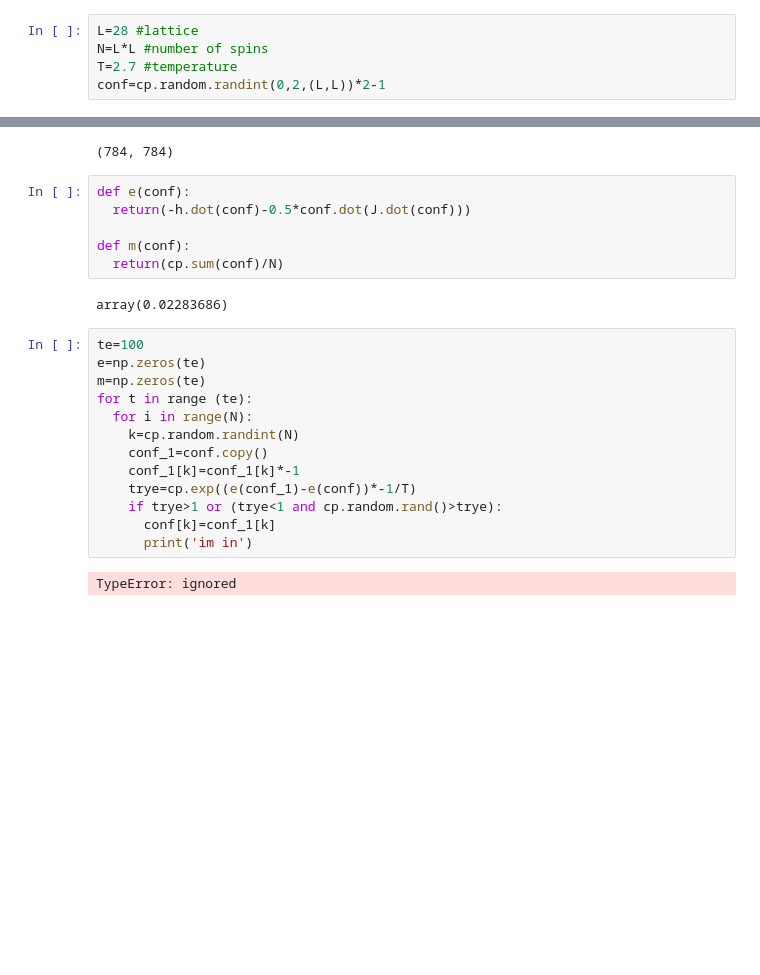
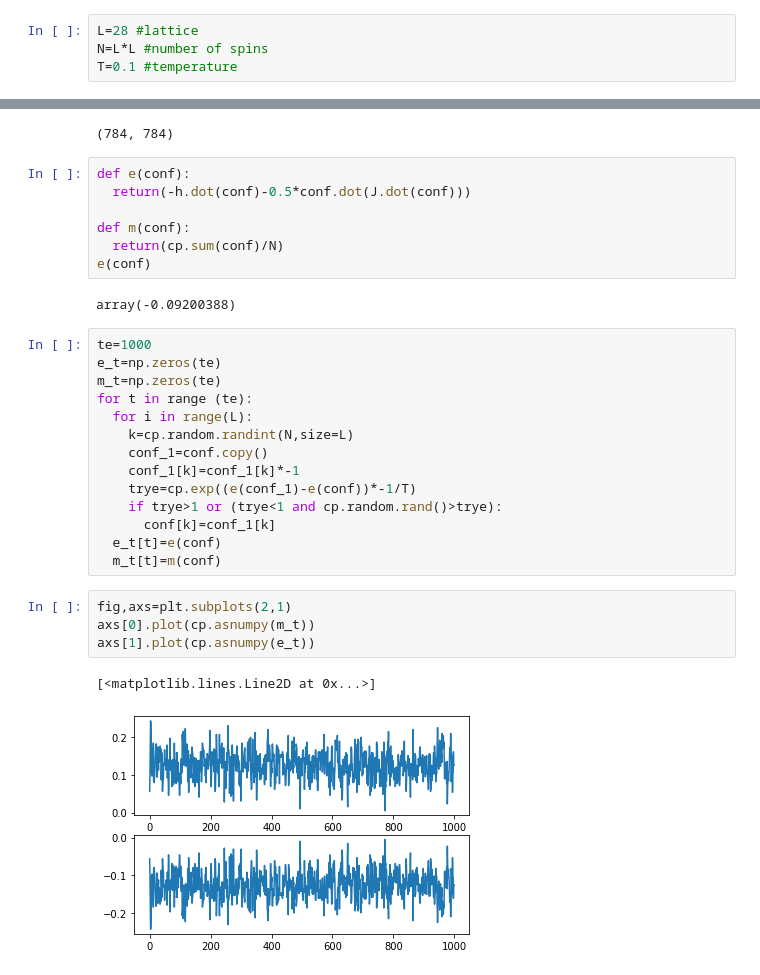
Before and after one commit to CarloGiorgio/carlogiorgio, a Jupyter notebook: Magistrale/Computational Biophysics/ising_model.ipynb, the cells around one changed output, grey strips where cells are left out. Saved outputs shown, nothing was run; the diff lists cells and outputs as text; blank space fills up the shorter version.

```diff
--- a/Magistrale/Computational Biophysics/ising_model.ipynb
+++ b/Magistrale/Computational Biophysics/ising_model.ipynb
@@ -11,6 +11,5 @@ import matplotlib.pyplot as plt
 # %%
 L=28 #lattice
 N=L*L #number of spins
-T=2.7 #temperature
-conf=cp.random.randint(0,2,(L,L))*2-1
+T=0.1 #temperature
 # %%
@@ -41,20 +41,27 @@ def e(conf):
 
 def m(conf):
   return(cp.sum(conf)/N)
+e(conf)
 # %% [output]
-array(0.02283686)
+array(-0.09200388)
 # %%
-te=100
-e=np.zeros(te)
-m=np.zeros(te)
+te=1000
+e_t=np.zeros(te)
+m_t=np.zeros(te)
 for t in range (te):
-  for i in range(N):
-    k=cp.random.randint(N)
+  for i in range(L):
+    k=cp.random.randint(N,size=L)
     conf_1=conf.copy()
     conf_1[k]=conf_1[k]*-1
     trye=cp.exp((e(conf_1)-e(conf))*-1/T)
     if trye>1 or (trye<1 and cp.random.rand()>trye):
       conf[k]=conf_1[k]
-      print('im in')
+  e_t[t]=e(conf)
+  m_t[t]=m(conf)
-# %% [output]
-TypeError: ignored
+# %%
+fig,axs=plt.subplots(2,1)
+axs[0].plot(cp.asnumpy(m_t))
+axs[1].plot(cp.asnumpy(e_t))
+# %% [output]
+[<matplotlib.lines.Line2D at 0x...>]
+[figure, added]
```
Also changed, not shown: parts of 1 cell of this notebook.
